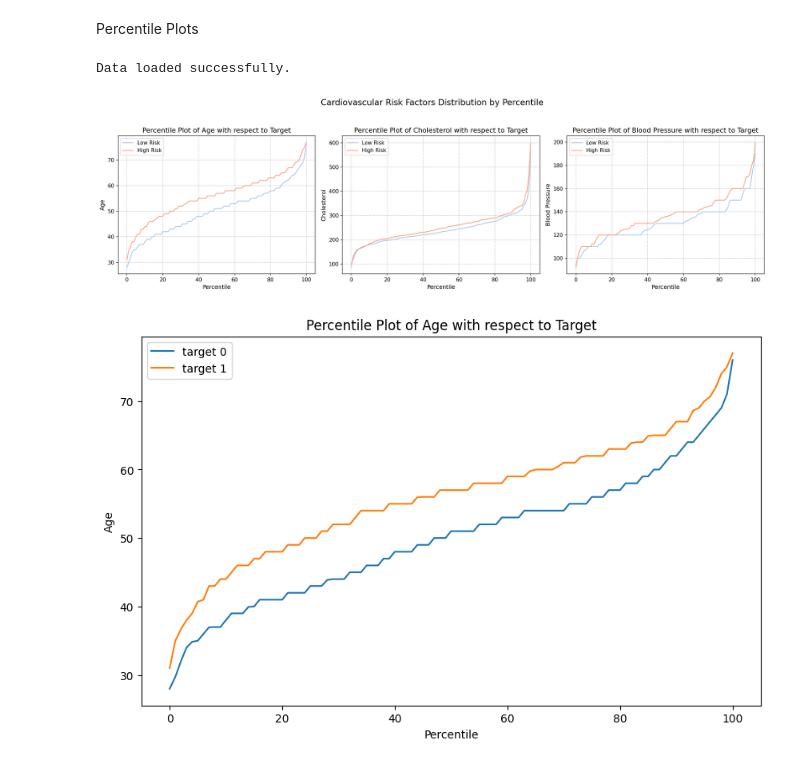
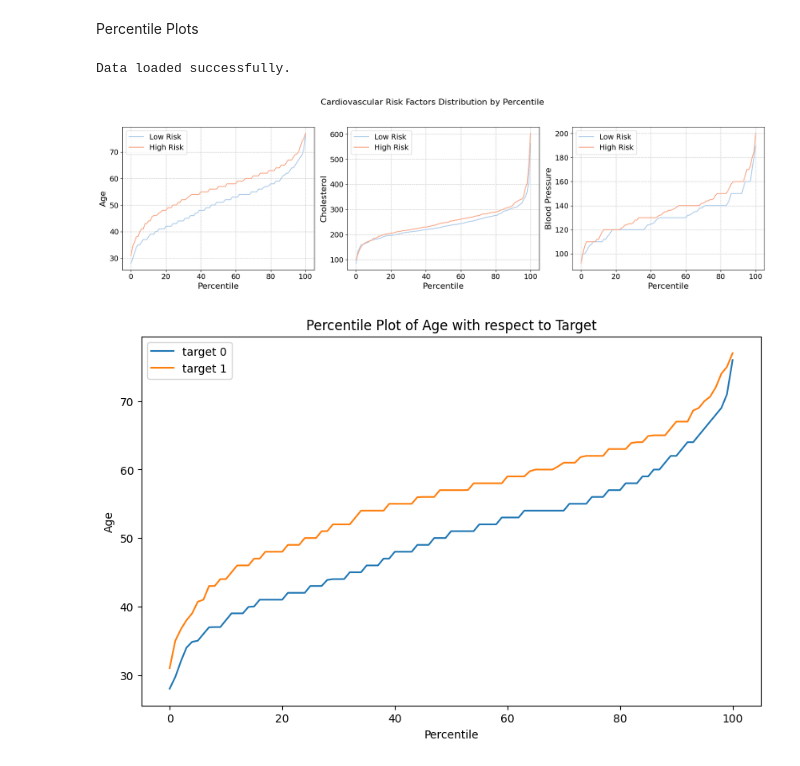
Before and after one commit to PMK1991/cvd_counterfactual_pipeline, a Jupyter notebook: nb_cvd_eda.ipynb, the cells around one changed output. Saved outputs shown, nothing was run; the diff lists cells and outputs as text; code cells hidden in the pictures.

```diff
--- a/nb_cvd_eda.ipynb
+++ b/nb_cvd_eda.ipynb
@@ -67,7 +67,7 @@ column_labels = ['Age', 'Cholesterol', 'Resting BP']
 
 # Set up the figure - one row, three columns
 fig, axes = plt.subplots(1, 3, figsize=(18, 6))
-plt.suptitle('Key Cardiovascular Disease Indicators by Risk Category', fontsize=16)
+#plt.suptitle('Key Cardiovascular Disease Indicators by Risk Category', fontsize=20)
 
 # Create a boxplot for each column
 for i, (col_name, col_label, ax) in enumerate(zip(columns, column_labels, axes)):
@@ -76,14 +76,16 @@ for i, (col_name, col_label, ax) in enumerate(zip(columns, column_labels, axes))
 
     # Replace numeric target labels with meaningful ones
     ax.set_xticklabels(['Low Risk', 'High Risk'])
-    ax.set_xlabel('Risk Category')
-    ax.set_ylabel(col_label)
-    ax.set_title(f'{col_label} Distribution by Risk Category')
+    ax.set_xlabel('Risk', fontsize=16)
+    ax.set_ylabel(col_label, fontsize=16)
+    ax.tick_params(axis='y', labelsize=14)
+    ax.tick_params(axis='x', labelsize=14)
+    ax.set_title(f'{col_label} Distribution by Risk Category', fontsize=18)
 
 # Adjust layout
 plt.tight_layout()
 plt.subplots_adjust(top=0.88)  # Make room for the suptitle
-plt.savefig('key_cvd_indicators.png', dpi=300, bbox_inches='tight')
+plt.savefig('key_cvd_indicators.png', dpi=600, bbox_inches='tight')
 plt.show()
 # %% [output]
 Passing `palette` without assigning `hue` is deprecated and will be removed in v0.14.0. Assign the `x` variable to `hue` and set `legend=False` for the same effect.
@@ -221,39 +223,41 @@ def create_combined_percentile_plots(df, columns=['age', 'chol', 'trestbps'],
 
             # Calculate percentile values
             perc_values = np.percentile(target_data, percentiles)
 
             # Plot with appropriate label and color
             ax.plot(percentiles, perc_values, label=risk_labels[target_val], color=colors[target_val])
 
         # Customize plot
-        ax.set_title(title, fontsize=13)
-        ax.set_xlabel("Percentile", fontsize=11)
-        ax.set_ylabel(ylabel, fontsize=11)
+        #ax.set_title(title, fontsize=18)
+        ax.set_xlabel("Percentile", fontsize=16)
+        ax.set_ylabel(ylabel, fontsize=16)
+        ax.tick_params(axis='y', labelsize=14)
+        ax.tick_params(axis='x', labelsize=14)
         ax.grid(True, linestyle='--', alpha=0.7)
-        ax.legend(fontsize=10)
+        ax.legend(fontsize=14)
 
     plt.suptitle("Cardiovascular Risk Factors Distribution by Percentile", fontsize=16, y=1.05)
     plt.tight_layout()
-    plt.savefig('cvd_percentile_plots.png', dpi=300, bbox_inches='tight')
+    plt.savefig('cvd_percentile_plots.png', dpi=600, bbox_inches='tight')
     plt.show()
 
 # Load the data from your dataset
 # Assuming the dataLoader object was created earlier in the notebook
 dataLoader = DataLoader("heart_statlog_cleveland_hungary_final.csv")
 df_cvd = dataLoader.load_data()
 
 # Create the combined percentile plots
 create_combined_percentile_plots(
     df_cvd,
     columns=['age', 'chol', 'trestbps'],
     titles=["Percentile Plot of Age with respect to Target",
            "Percentile Plot of Cholesterol with respect to Target",
            "Percentile Plot of Blood Pressure with respect to Target"],
     ylabels=["Age", "Cholesterol", "Blood Pressure"]
 )
 # %% [output]
 Data loaded successfully.
-[figure, old version]
+[figure, new version]
 # %%
 plotter.percentile_plot(value_column='age', target_column='target', title="Percentile Plot of Age with respect to Target", xlabel="Percentile", ylabel="Age")
 plotter.percentile_plot(value_column='chol', target_column='target', title="Percentile Plot of Cholesterol with respect to Target", xlabel="Percentile", ylabel="Cholesterol")
```
Also changed, not shown: parts of 3 cells of this notebook, 7 other files.
